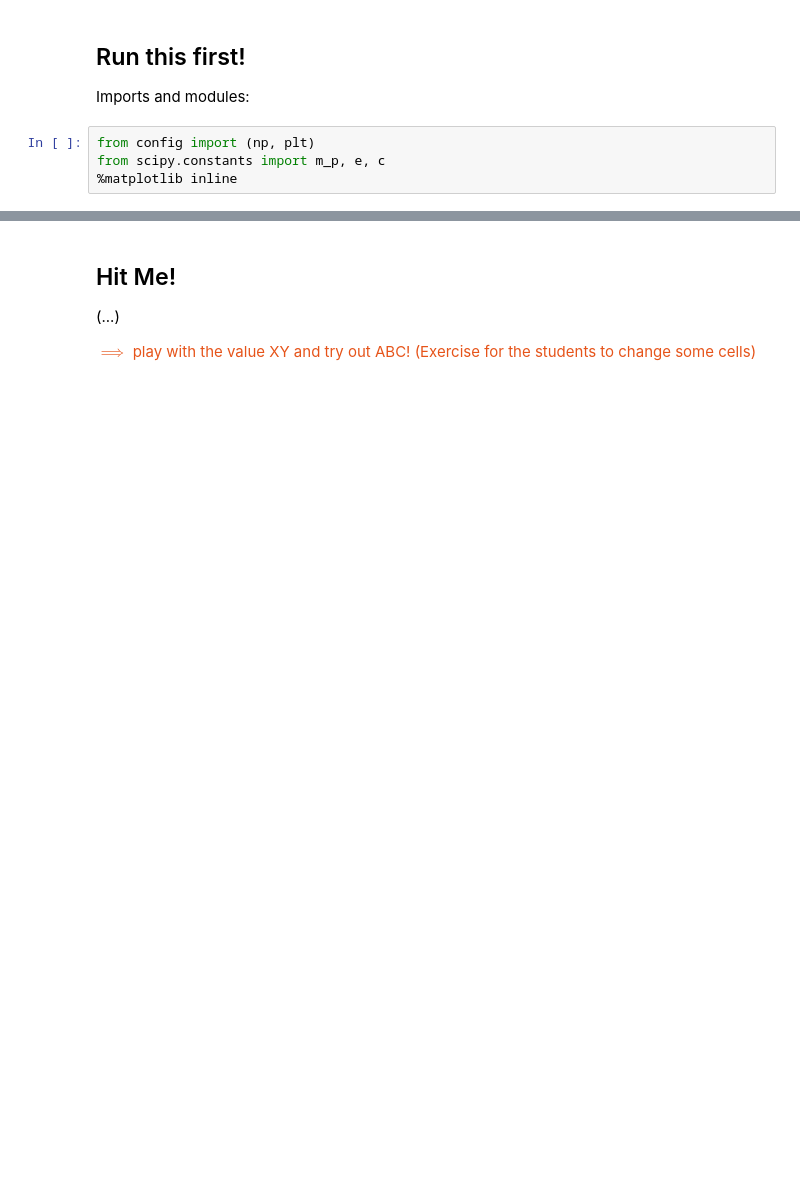
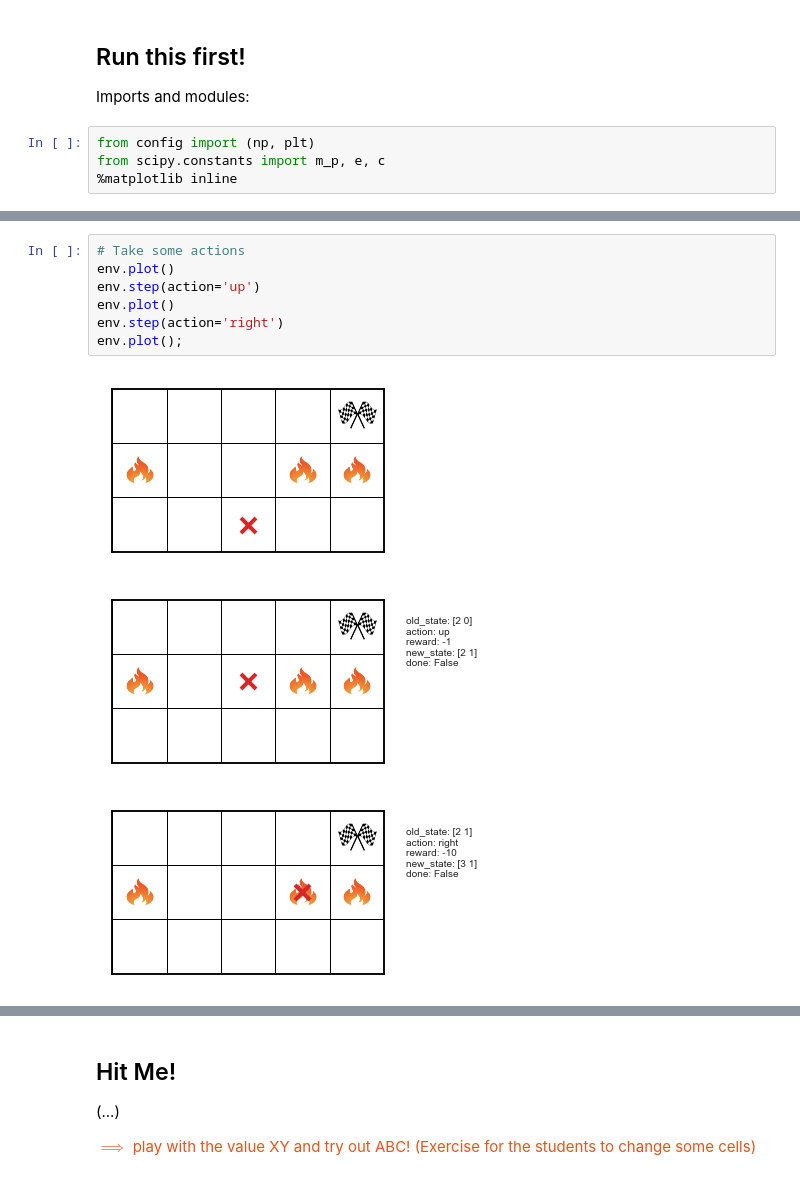
Before and after one commit to aoeftiger/TUDa-NMAP-11, a Jupyter notebook: lecture.ipynb, the cells around one changed output, grey strips where cells are left out. Cells and saved outputs as stored; diff of their text form; blank space fills up the shorter version.

```diff
--- a/lecture.ipynb
+++ b/lecture.ipynb
@@ -46,0 +194,11 @@ from scipy.constants import m_p, e, c
+# %%
+# Take some actions
+env.plot()
+env.step(action='up')
+env.plot()
+env.step(action='right')
+env.plot();
+# %% [output]
+[figure, added]
+[figure, added]
+[figure, added]
```
Also changed, not shown: parts of 75 cells of this notebook, 23 other files.
